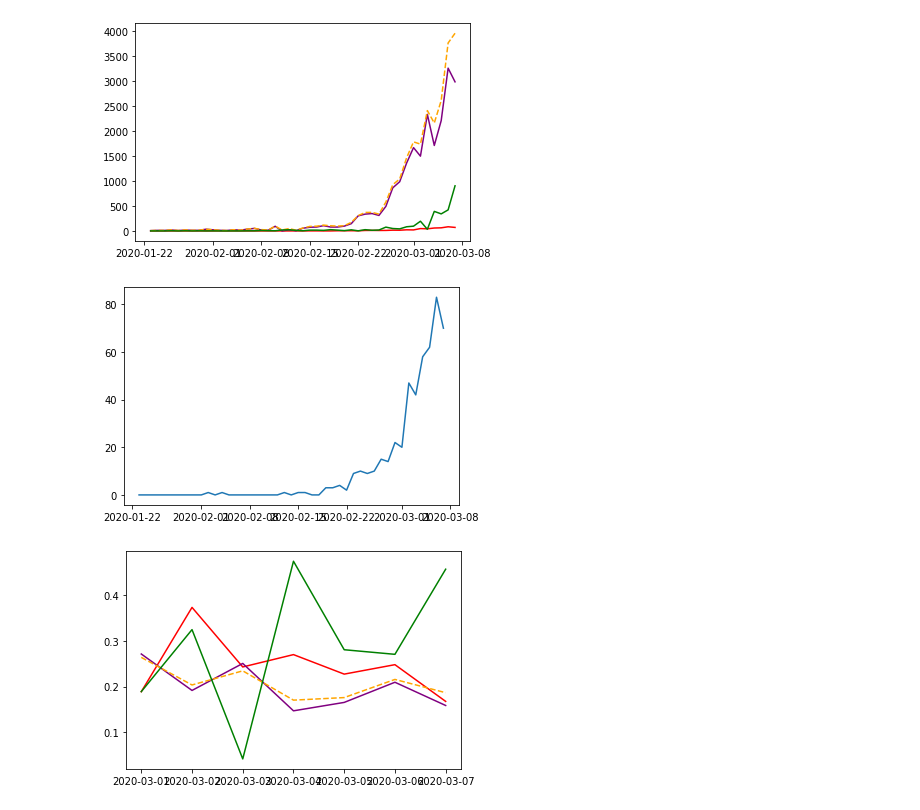
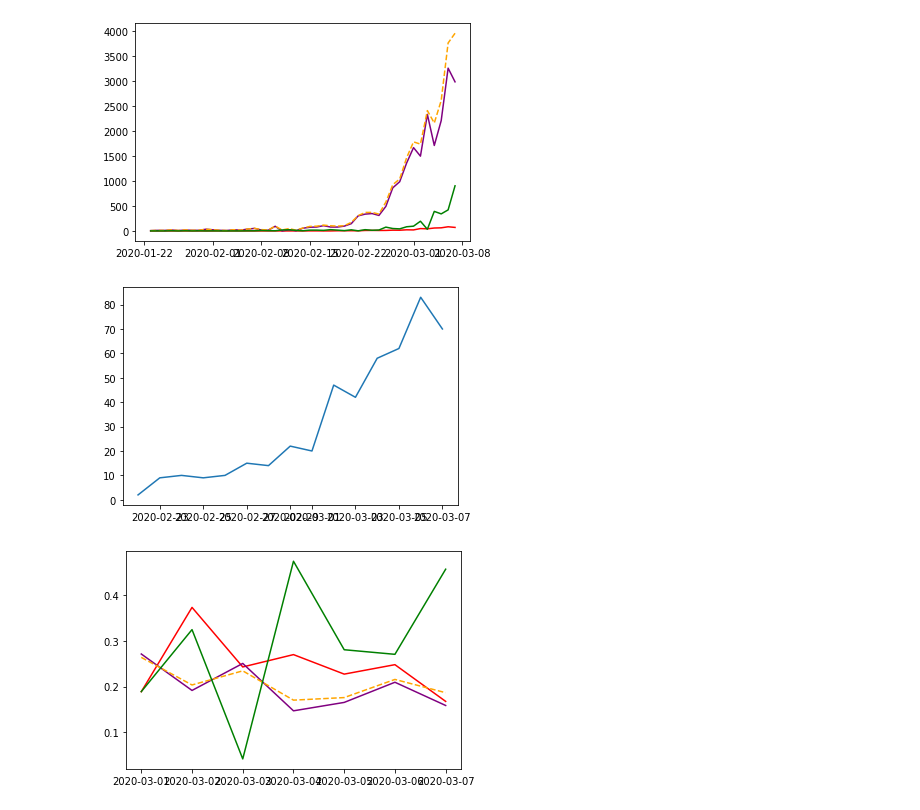
Before and after one commit to Addidy/coronavirus-analysis, a Jupyter notebook: src/World without China.ipynb, the cells around one changed output. Drawn from its saved outputs; the diff is of its cells as text; code cells hidden in the pictures.

Commit message:
update data

```diff
--- a/src/World without China.ipynb
+++ b/src/World without China.ipynb
@@ -35,9 +35,9 @@ world.graph_changes()
 # %% [output]
 [figure]
 # %%
-world.graph_data(['death_change'])
+world.graph_data(['death_change'], since_x_days_ago=15)
 # %% [output]
-[figure, old version]
+[figure, new version]
 # %%
 world.graph_changes_pct(since_x_days_ago=7)
 # %% [output]
```
Also changed, not shown: 4 other files.
